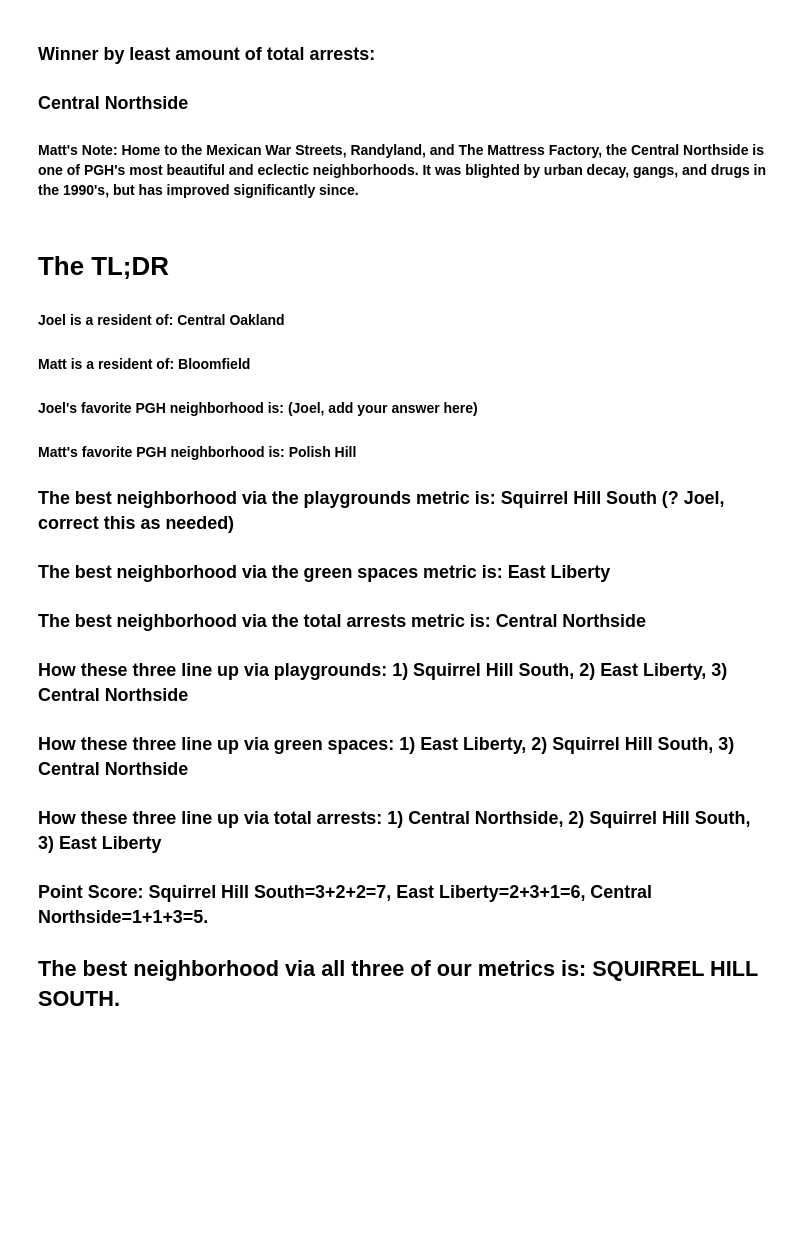
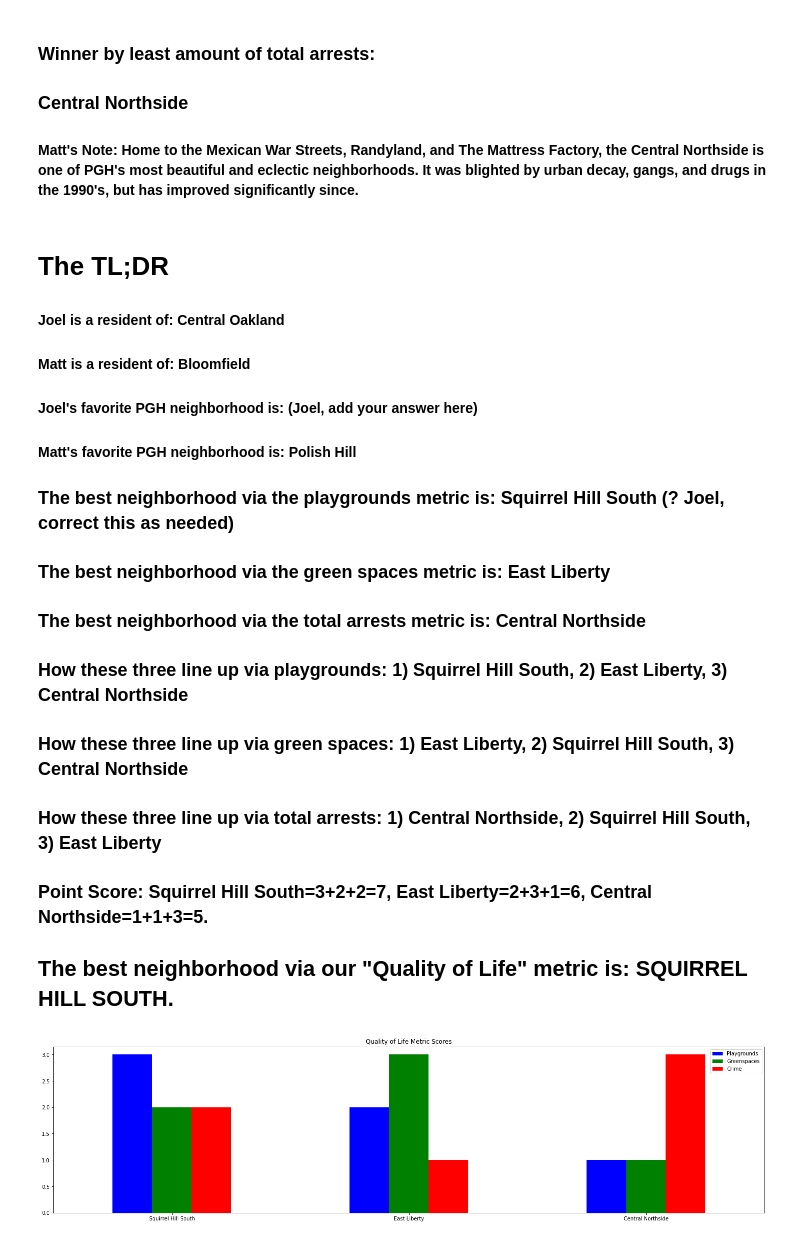
Before and after one commit to Joel961/Big-Ideas-Final-Project, a Jupyter notebook: combined_analysis.ipynb, the cells around one changed output. Drawn from its saved outputs; the diff is of its cells as text; code cells hidden in the pictures; blank space fills up the shorter version.

```diff
--- a/combined_analysis.ipynb
+++ b/combined_analysis.ipynb
@@ -112,4 +114,15 @@ Text(0.5, 0, 'Total Arrests')
 ### How these three line up via green spaces: 1) East Liberty, 2) Squirrel Hill South, 3) Central Northside
 ### How these three line up via total arrests: 1) Central Northside, 2) Squirrel Hill South, 3) East Liberty
 ### Point Score: Squirrel Hill South=3+2+2=7, East Liberty=2+3+1=6, Central Northside=1+1+3=5.
-## The best neighborhood via all three of our metrics is: SQUIRREL HILL SOUTH.
+## The best neighborhood via our "Quality of Life" metric is: SQUIRREL HILL SOUTH.
+# %%
+playgrounds = [3,2,1]
+greenspaces = [2,3,1]
+crime = [2,1,3]
+index = ['Squirrel Hill South', 'East Liberty', 'Central Northside']
+df = pd.DataFrame({'Playgrounds': playgrounds,
+                   'Greenspaces': greenspaces,
+                  'Crime': crime}, index=index)
+ax = df.plot.bar(rot=0, figsize=(25,6), color=['blue','green','red'], title='Quality of Life Metric Scores')
+# %% [output]
+[figure, added]
```
Also changed, not shown: parts of 6 cells of this notebook.
